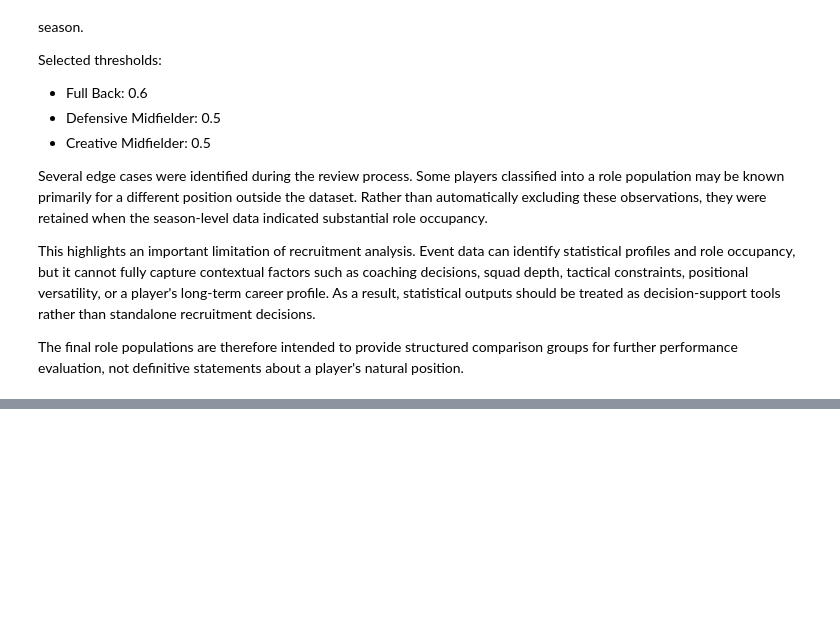
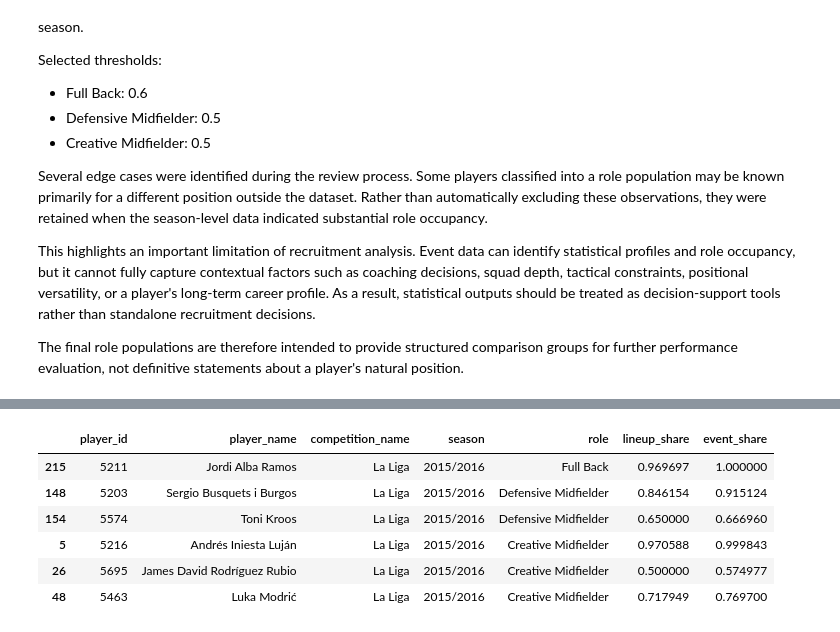
Before and after one commit to inatgomez/player-filter, a Jupyter notebook: notebooks/position_threshold_exploration.ipynb, the cells around one changed output, grey strips where cells are left out. Saved outputs shown, nothing was run; the diff lists cells and outputs as text; code cells hidden in the pictures; blank space fills up the shorter version.

```diff
--- a/notebooks/position_threshold_exploration.ipynb
+++ b/notebooks/position_threshold_exploration.ipynb
@@ -505,0 +537,20 @@ The final role populations are therefore intended to provide structured comparis
+# %%
+population[
+    population["player_name"]
+    .str.contains(
+        "Toni Kroos|Jordi Alba|James|Luka Modrić|Sergio Busquets|Andrés Iniesta",
+        case=False,
+        na=False,
+    )
+].sort_values(
+    "role",
+    ascending=False,
+)
+# %% [output]
+|  | player_id | player_name | competition_name | season | role | lineup_share | event_share |
+| 215 | 5211 | Jordi Alba Ramos | La Liga | 2015/2016 | Full Back | 0.969697 | 1.000000 |
+| 148 | 5203 | Sergio Busquets i Burgos | La Liga | 2015/2016 | Defensive Midfielder | 0.846154 | 0.915124 |
+| 154 | 5574 | Toni Kroos | La Liga | 2015/2016 | Defensive Midfielder | 0.650000 | 0.666960 |
+| 5 | 5216 | Andrés Iniesta Luján | La Liga | 2015/2016 | Creative Midfielder | 0.970588 | 0.999843 |
+| 26 | 5695 | James David Rodríguez Rubio | La Liga | 2015/2016 | Creative Midfielder | 0.500000 | 0.574977 |
+| 48 | 5463 | Luka Modrić | La Liga | 2015/2016 | Creative Midfielder | 0.717949 | 0.769700 |
```
Also changed, not shown: parts of 1 cell of this notebook, 1 other file.
